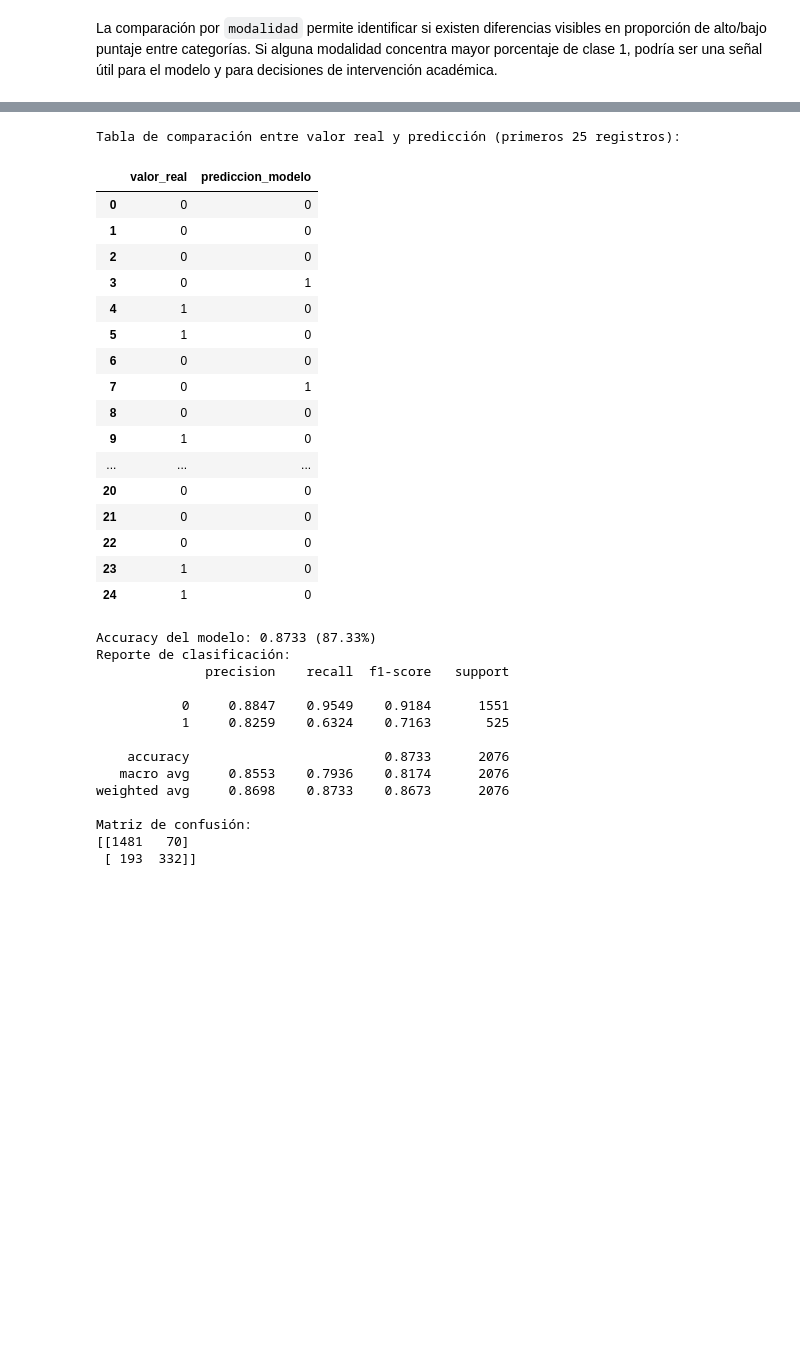
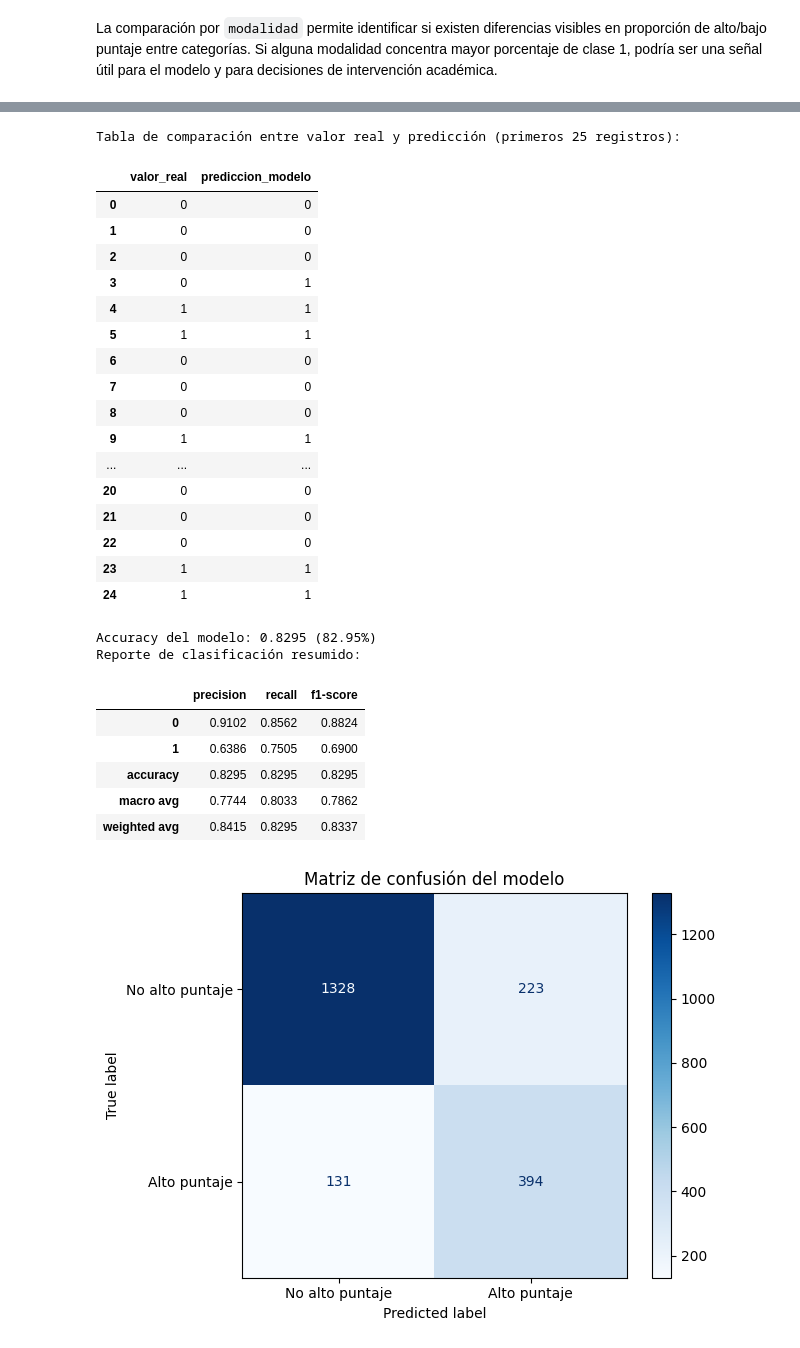
Before and after one commit to 5arSanti/ia-supervised-classification, a Jupyter notebook: main.ipynb, the cells around one changed output, grey strips where cells are left out. Drawn from its saved outputs; the diff is of its cells as text; code cells hidden in the pictures; blank space fills up the shorter version.

```diff
--- a/main.ipynb
+++ b/main.ipynb
@@ -462,11 +545,12 @@ La comparación por `modalidad` permite identificar si existen diferencias visib
 # %%
 # Paso 5. Separar datos en entrenamiento y prueba (80/20)
 X_train, X_test, y_train, y_test = train_test_split(
-    X, y, test_size=0.2, random_state=42, stratify=y
+    X_model, y, test_size=0.2, random_state=42, stratify=y
 )
 
-print(f'Tamaño total: {len(X)} registros')
-print(f'Entrenamiento: {len(X_train)} registros ({len(X_train)/len(X):.1%})')
-print(f'Prueba: {len(X_test)} registros ({len(X_test)/len(X):.1%})')
+print(f'Tamaño total usado por el modelo: {len(X_model)} registros')
+print(f'Número de variables seleccionadas: {X_model.shape[1]}')
+print(f'Entrenamiento: {len(X_train)} registros ({len(X_train)/len(X_model):.1%})')
+print(f'Prueba: {len(X_test)} registros ({len(X_test)/len(X_model):.1%})')
 print('La separación permite entrenar en una parte de los datos y medir generalización en datos no vistos.')
 # %% [output]
@@ -507,51 +609,52 @@ Esta variable debe interpretarse en el contexto social/académico del problema p
 # %%
 # Paso 7. Predicciones y evaluación
 y_pred = modelo_arbol.predict(X_test)
 accuracy = accuracy_score(y_test, y_pred)
+matriz_confusion = confusion_matrix(y_test, y_pred)
+reporte_clasificacion = classification_report(y_test, y_pred, digits=4, output_dict=True)
+reporte_df = pd.DataFrame(reporte_clasificacion).transpose()
 
 resultado_pred = pd.DataFrame({
     'valor_real': y_test.values,
     'prediccion_modelo': y_pred
 })
 
 print('Tabla de comparación entre valor real y predicción (primeros 25 registros):')
 display(resultado_pred.head(25))
 
 print(f'Accuracy del modelo: {accuracy:.4f} ({accuracy:.2%})')
-print('Reporte de clasificación:')
-print(classification_report(y_test, y_pred, digits=4))
-print('Matriz de confusión:')
-print(confusion_matrix(y_test, y_pred))
+print('Reporte de clasificación resumido:')
+display(reporte_df[['precision', 'recall', 'f1-score']].round(4))
+
+ConfusionMatrixDisplay(confusion_matrix=matriz_confusion, display_labels=['No alto puntaje', 'Alto puntaje']).plot(cmap='Blues')
+plt.title('Matriz de confusión del modelo')
+plt.tight_layout()
+plt.show()
 # %% [output]
 Tabla de comparación entre valor real y predicción (primeros 25 registros):
 |  | valor_real | prediccion_modelo |
 | 0 | 0 | 0 |
 | 1 | 0 | 0 |
 | 2 | 0 | 0 |
 | 3 | 0 | 1 |
-| 4 | 1 | 0 |
-| 5 | 1 | 0 |
+| 4 | 1 | 1 |
+| 5 | 1 | 1 |
 | 6 | 0 | 0 |
-| 7 | 0 | 1 |
+| 7 | 0 | 0 |
 | 8 | 0 | 0 |
-| 9 | 1 | 0 |
+| 9 | 1 | 1 |
 | ... | ... | ... |
 | 20 | 0 | 0 |
 | 21 | 0 | 0 |
 | 22 | 0 | 0 |
-| 23 | 1 | 0 |
-| 24 | 1 | 0 |
+| 23 | 1 | 1 |
+| 24 | 1 | 1 |
-Accuracy del modelo: 0.8733 (87.33%)
-Reporte de clasificación:
-              precision    recall  f1-score   support
-
-           0     0.8847    0.9549    0.9184      1551
-           1     0.8259    0.6324    0.7163       525
-
-    accuracy                         0.8733      2076
-   macro avg     0.8553    0.7936    0.8174      2076
-weighted avg     0.8698    0.8733    0.8673      2076
-
-Matriz de confusión:
-[[1481   70]
- [ 193  332]]
+Accuracy del modelo: 0.8295 (82.95%)
+Reporte de clasificación resumido:
+|  | precision | recall | f1-score |
+| 0 | 0.9102 | 0.8562 | 0.8824 |
+| 1 | 0.6386 | 0.7505 | 0.6900 |
+| accuracy | 0.8295 | 0.8295 | 0.8295 |
+| macro avg | 0.7744 | 0.8033 | 0.7862 |
+| weighted avg | 0.8415 | 0.8295 | 0.8337 |
+[figure, added]
```
Also changed, not shown: parts of 12 cells of this notebook, 1 other file.
